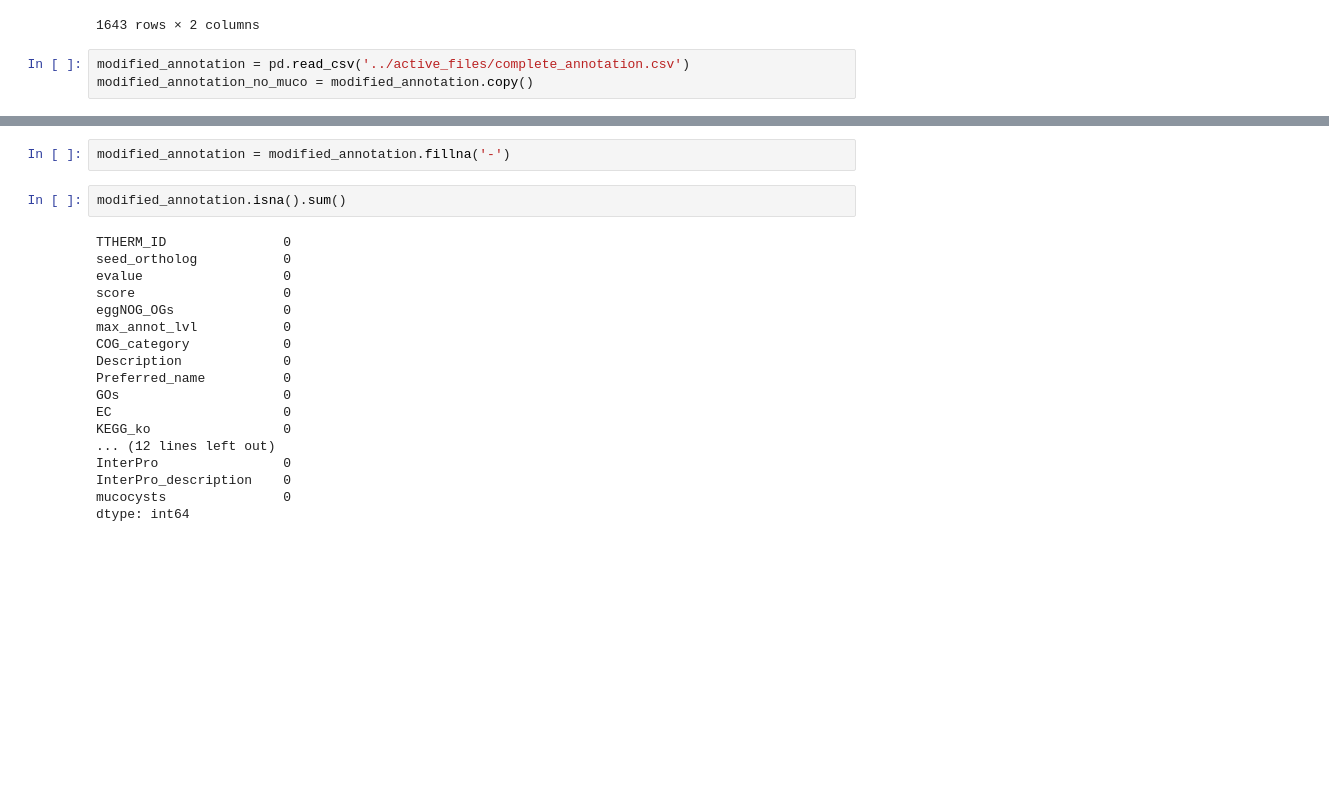
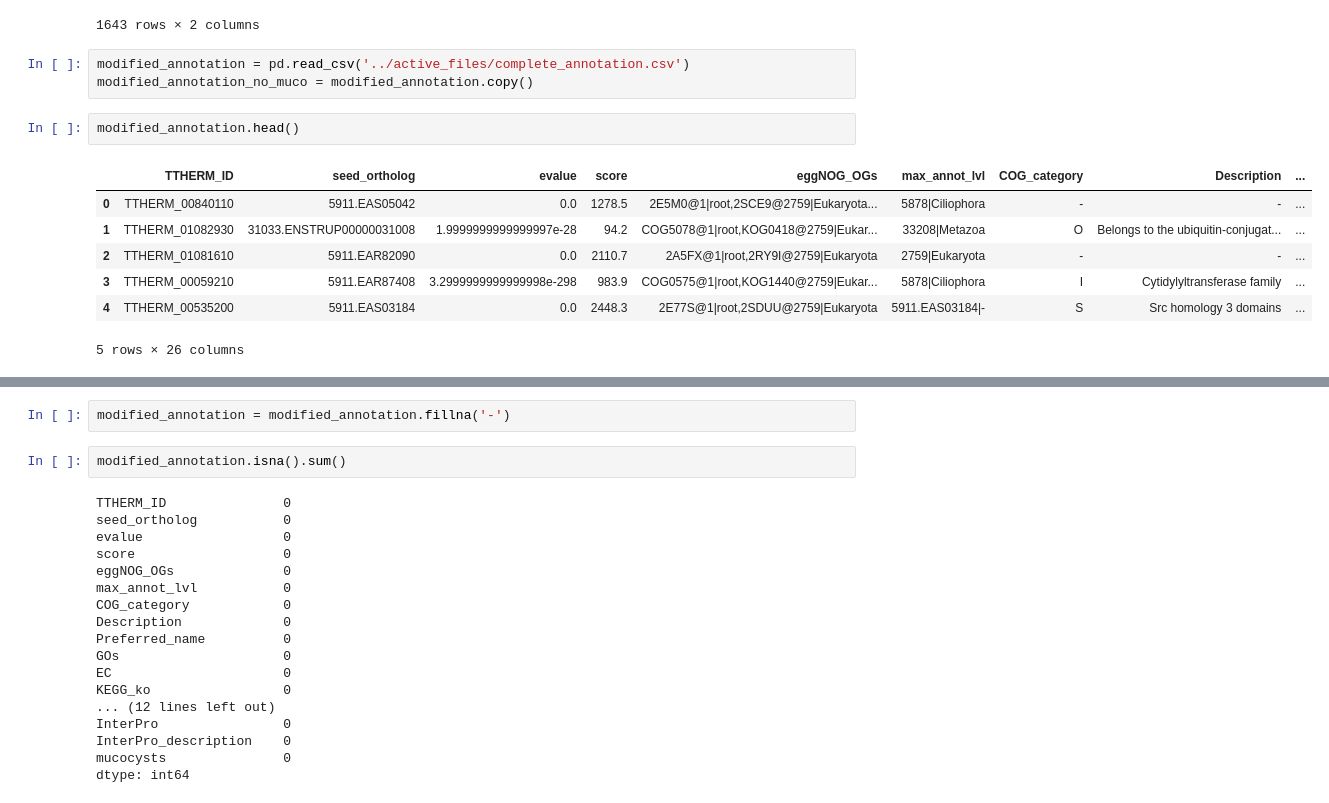
Before and after one commit to ltsypin/TGNE-2022, a Jupyter notebook: regranulation/intersection_analysis.ipynb, the cells around one changed output, grey strips where cells are left out. Saved outputs shown, nothing was run; the diff lists cells and outputs as text; blank space fills up the shorter version.

```diff
--- a/regranulation/intersection_analysis.ipynb
+++ b/regranulation/intersection_analysis.ipynb
@@ -313,6 +314,16 @@ de_regranulation_annot_df
 # %%
 modified_annotation = pd.read_csv('../active_files/complete_annotation.csv')
 modified_annotation_no_muco = modified_annotation.copy()
+# %%
+modified_annotation.head()
+# %% [output]
+|  | TTHERM_ID | seed_ortholog | evalue | score | eggNOG_OGs | max_annot_lvl | COG_category | Description | ... |
+| 0 | TTHERM_00840110 | 5911.EAS05042 | 0.0 | 1278.5 | 2E5M0@1|root,2SCE9@2759|Eukaryota... | 5878|Ciliophora | - | - | ... |
+| 1 | TTHERM_01082930 | 31033.ENSTRUP00000031008 | 1.9999999999999997e-28 | 94.2 | COG5078@1|root,KOG0418@2759|Eukar... | 33208|Metazoa | O | Belongs to the ubiquitin-conjugat... | ... |
+| 2 | TTHERM_01081610 | 5911.EAR82090 | 0.0 | 2110.7 | 2A5FX@1|root,2RY9I@2759|Eukaryota | 2759|Eukaryota | - | - | ... |
+| 3 | TTHERM_00059210 | 5911.EAR87408 | 3.2999999999999998e-298 | 983.9 | COG0575@1|root,KOG1440@2759|Eukar... | 5878|Ciliophora | I | Cytidylyltransferase family | ... |
+| 4 | TTHERM_00535200 | 5911.EAS03184 | 0.0 | 2448.3 | 2E77S@1|root,2SDUU@2759|Eukaryota | 5911.EAS03184|- | S | Src homology 3 domains | ... |
+5 rows × 26 columns
 # %%
 modified_annotation = modified_annotation.merge(de_regranulation_annot_df, on='TTHERM_ID', how='outer')
 modified_annotation
```
Also changed, not shown: parts of 23 cells of this notebook, 5 other files.
